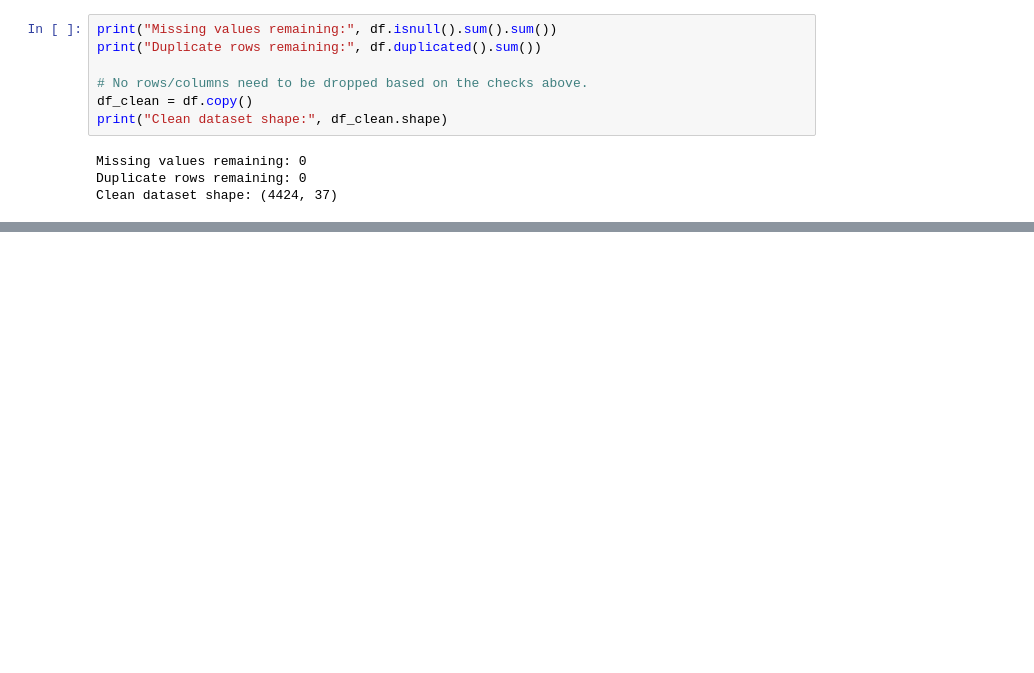
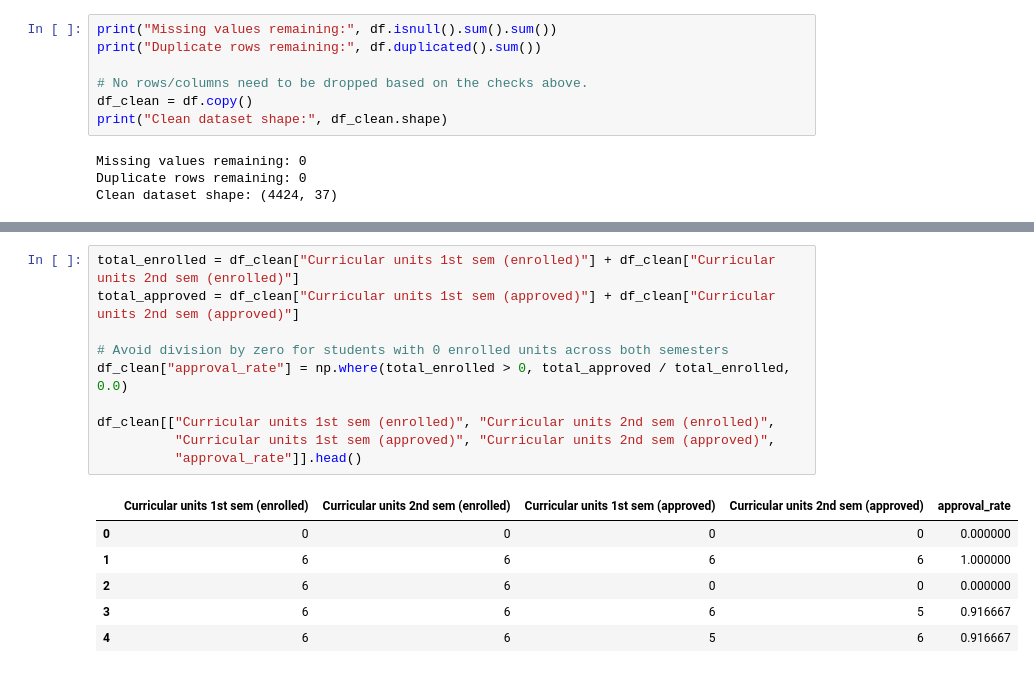
Before and after one commit to mith-sen/ML_Case_Study, a Jupyter notebook: notebooks/classification.ipynb, the cells around one changed output, grey strips where cells are left out. Saved outputs shown, nothing was run; the diff lists cells and outputs as text; blank space fills up the shorter version.

```diff
--- a/notebooks/classification.ipynb
+++ b/notebooks/classification.ipynb
@@ -310,0 +321,17 @@ Clean dataset shape: (4424, 37)
+# %%
+total_enrolled = df_clean["Curricular units 1st sem (enrolled)"] + df_clean["Curricular units 2nd sem (enrolled)"]
+total_approved = df_clean["Curricular units 1st sem (approved)"] + df_clean["Curricular units 2nd sem (approved)"]
+
+# Avoid division by zero for students with 0 enrolled units across both semesters
+df_clean["approval_rate"] = np.where(total_enrolled > 0, total_approved / total_enrolled, 0.0)
+
+df_clean[["Curricular units 1st sem (enrolled)", "Curricular units 2nd sem (enrolled)",
+          "Curricular units 1st sem (approved)", "Curricular units 2nd sem (approved)",
+          "approval_rate"]].head()
+# %% [output]
+|  | Curricular units 1st sem (enrolled) | Curricular units 2nd sem (enrolled) | Curricular units 1st sem (approved) | Curricular units 2nd sem (approved) | approval_rate |
+| 0 | 0 | 0 | 0 | 0 | 0.000000 |
+| 1 | 6 | 6 | 6 | 6 | 1.000000 |
+| 2 | 6 | 6 | 0 | 0 | 0.000000 |
+| 3 | 6 | 6 | 6 | 5 | 0.916667 |
+| 4 | 6 | 6 | 5 | 6 | 0.916667 |
```
Also changed, not shown: parts of 2 cells of this notebook.
